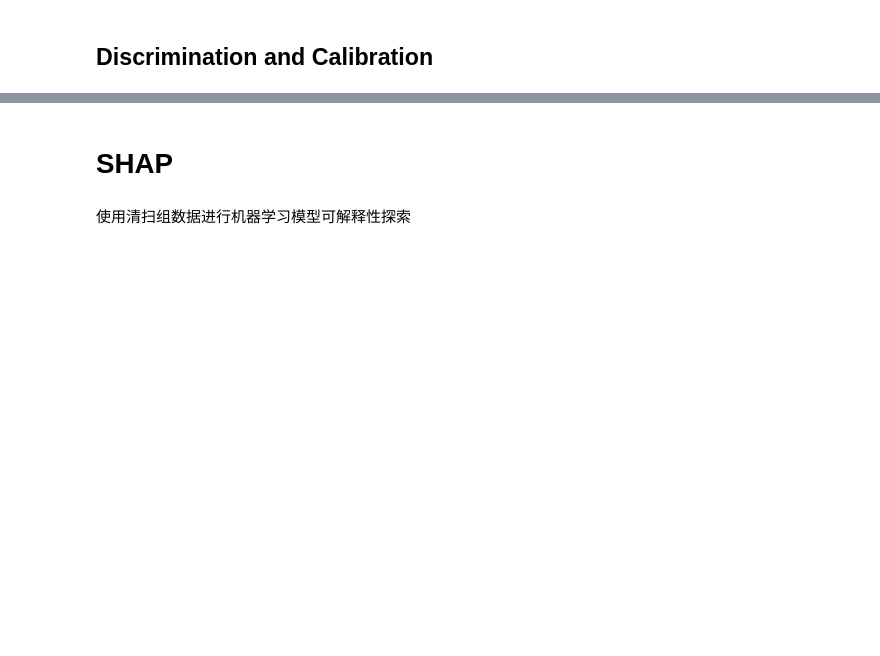
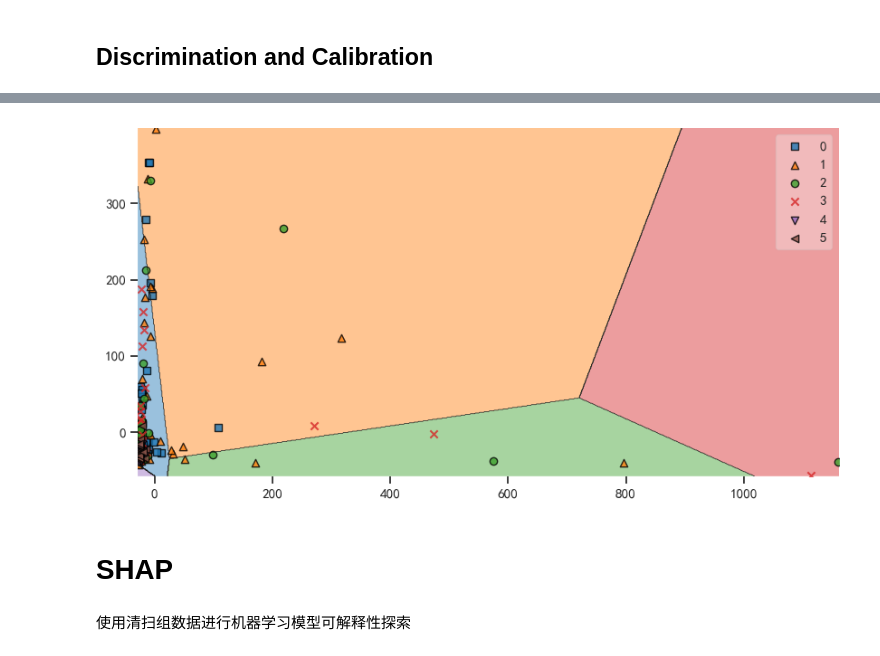
Before and after one commit to Parsonlee/TNM------, a Jupyter notebook: model.ipynb, the cells around one changed output, grey strips where cells are left out. Saved outputs shown, nothing was run; the diff lists cells and outputs as text; code cells hidden in the pictures; blank space fills up the shorter version.

Commit message:
Plot decision boundary

```diff
--- a/model.ipynb
+++ b/model.ipynb
@@ -464,3 +497,30 @@ plt.show()
+# %%
+from sklearn.decomposition import PCA, KernelPCA, NMF
+from sklearn.linear_model import LogisticRegressionCV
+
+
+# index = np.random.randint(0, len(with_), 30)
+plotx = PCA(n_components=2).fit_transform(with_.iloc[:, 1:])
+# plotx = KernelPCA(n_components=2).fit_transform(with_.iloc[:, 1:])
+# plotx = NMF(n_components=2).fit_transform(with_.iloc[:, 1:])
+ploty = with_.iloc[:, 0].values
+# %%
+from mlxtend.plotting import plot_decision_regions
+
+plot_clf = LogisticRegressionCV(cv=10, max_iter=1000, multi_class="multinomial", solver="lbfgs")
+# plot_clf = MLPClassifier()
+# plot_clf = KNeighborsClassifier()
+# plot_clf = RandomForestClassifier()
+# plot_clf = SVC()
+# plot_clf = lgbm.LGBMClassifier(objective="multiclass")
+plot_clf.fit(plotx, ploty)
+
+fig = plt.figure(figsize=(10, 5))
+fig = plot_decision_regions(X=plotx, y=ploty, clf=plot_clf)
+# plt.xlabel("petal length")
+# plt.ylabel("petal width")
+# %% [output]
+[figure, added]
 # %% [markdown]
 # SHAP
 # %% [markdown]
```
Also changed, not shown: parts of 19 cells of this notebook.
